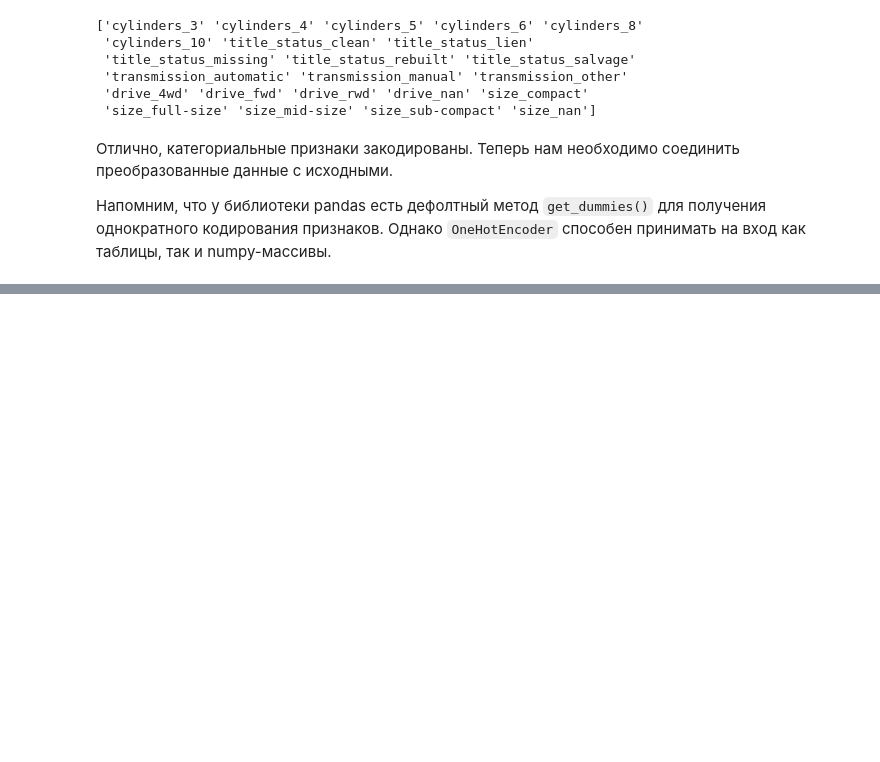
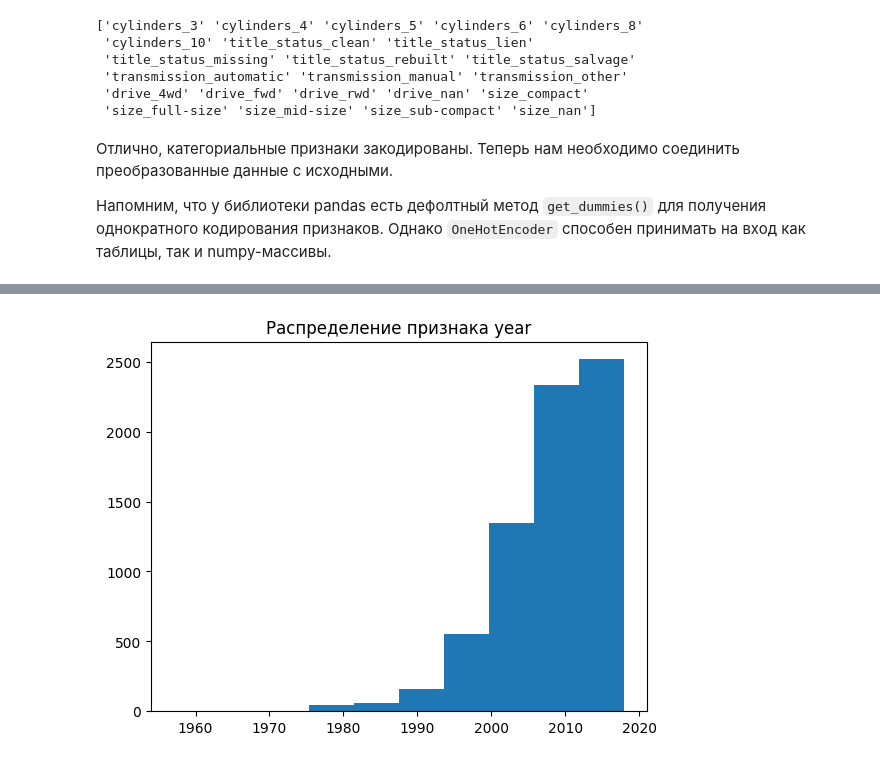
Before and after one commit to DadonovIV/for_sf_ds, a Jupyter notebook: ML/ML_6/ML_6.ipynb, the cells around one changed output, grey strips where cells are left out. Cells and saved outputs as stored; diff of their text form; code cells hidden in the pictures; blank space fills up the shorter version.

```diff
--- a/ML/ML_6/ML_6.ipynb
+++ b/ML/ML_6/ML_6.ipynb
@@ -144,0 +666,7 @@ print(column_names)
+# %%
+data = pd.read_excel('data/data_ford_price.xlsx')
+# %%
+plt.hist(data.year)
+plt.title('Распределение признака year');
+# %% [output]
+[figure, added]
```
Also changed, not shown: parts of 116 cells of this notebook.
